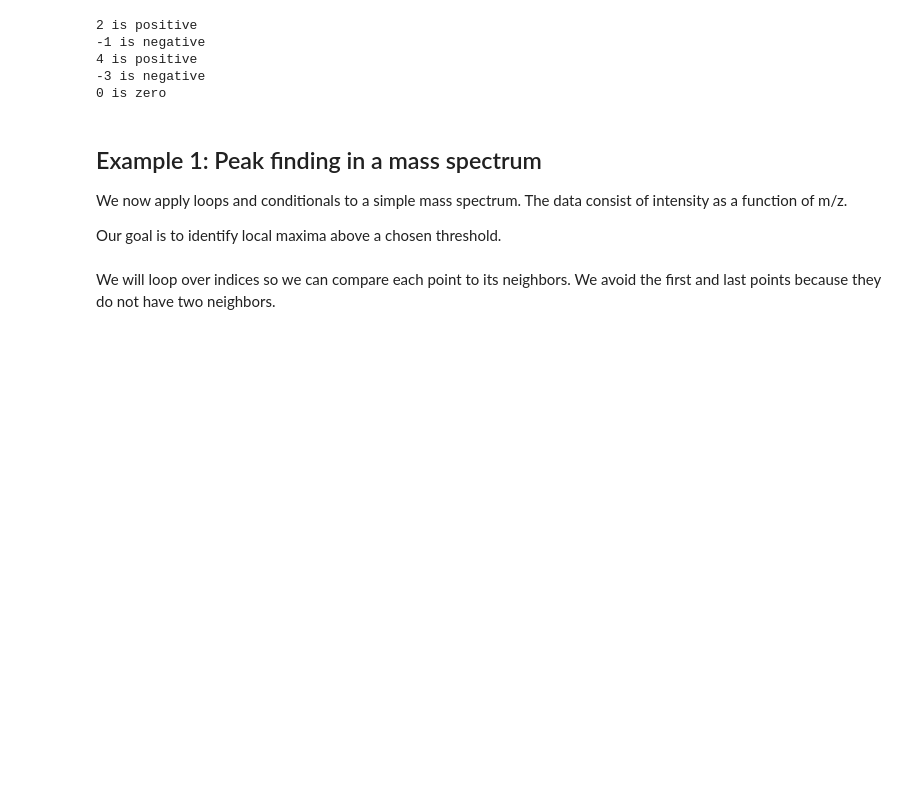
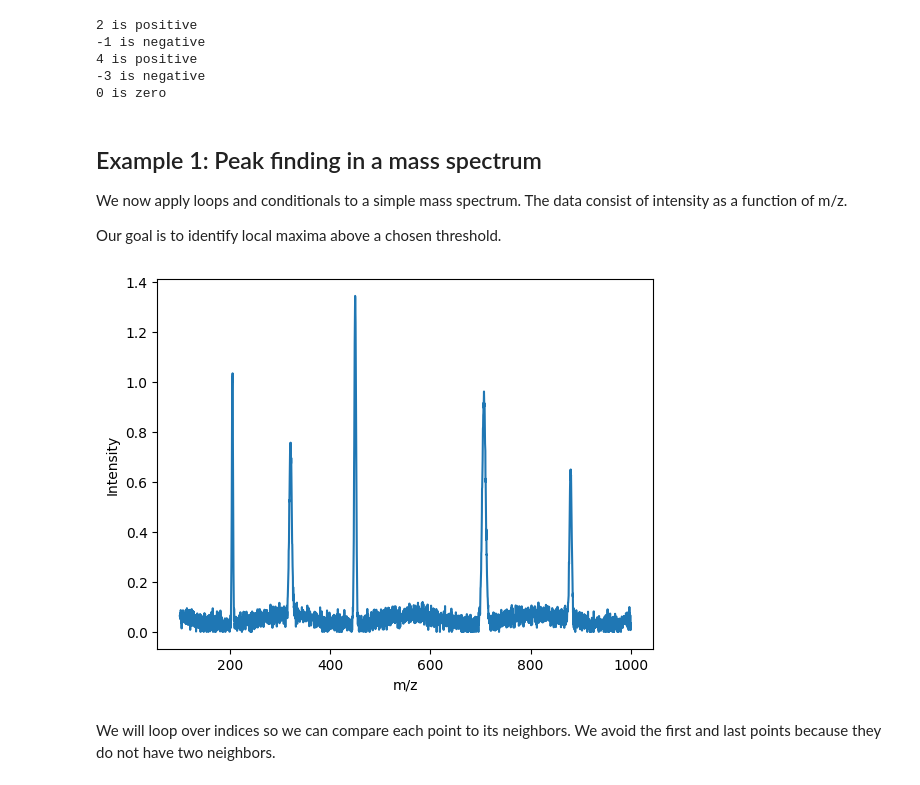
Before and after one commit to shaevitz/MOL518-Intro-to-Data-Analysis, a Jupyter notebook: Lecture_4/MOL518_Lecture4.ipynb, the cells around one changed output. Saved outputs shown, nothing was run; the diff lists cells and outputs as text; code cells hidden in the pictures; blank space fills up the shorter version.

```diff
--- a/Lecture_4/MOL518_Lecture4.ipynb
+++ b/Lecture_4/MOL518_Lecture4.ipynb
@@ -160,10 +160,16 @@ Our goal is to identify local maxima above a chosen threshold.
 # %%
 import numpy as np
 import matplotlib.pyplot as plt
 
-data = np.loadtxt("Lecture_4/data/mass_spectrum.csv", delimiter=",", skiprows=1)
+data = np.loadtxt("data/mass_spectrum.csv", delimiter=",", skiprows=1)
 mz = data[:, 0]
 intensity = data[:, 1]
+plt.plot(mz, intensity)
+plt.xlabel("m/z")
+plt.ylabel("Intensity")
+plt.show()
+# %% [output]
+[figure, added]
 # %%
 # Plot the raw spectrum
 plt.figure()
```
Also changed, not shown: 2 other files.
